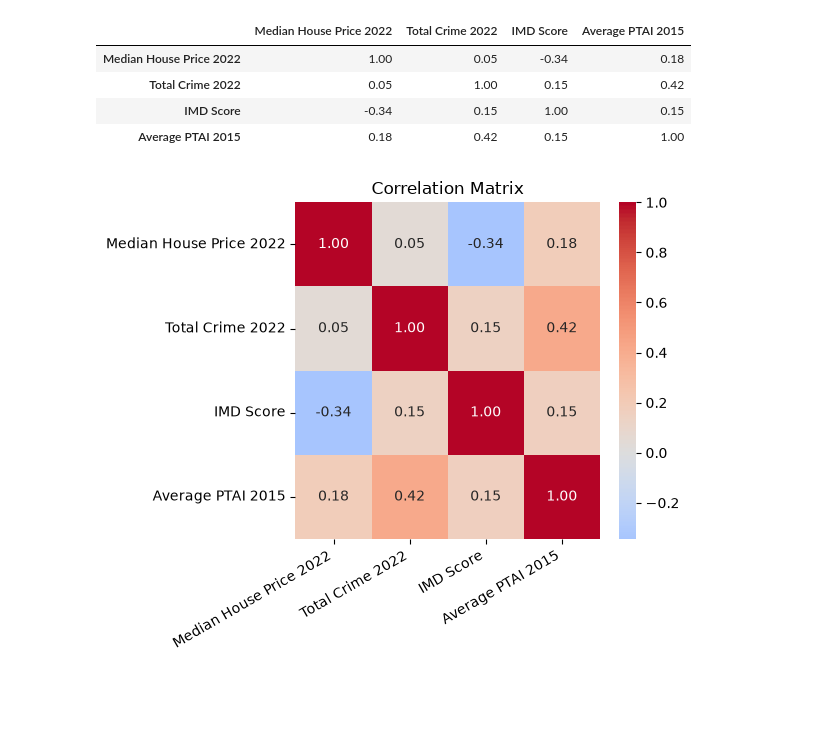
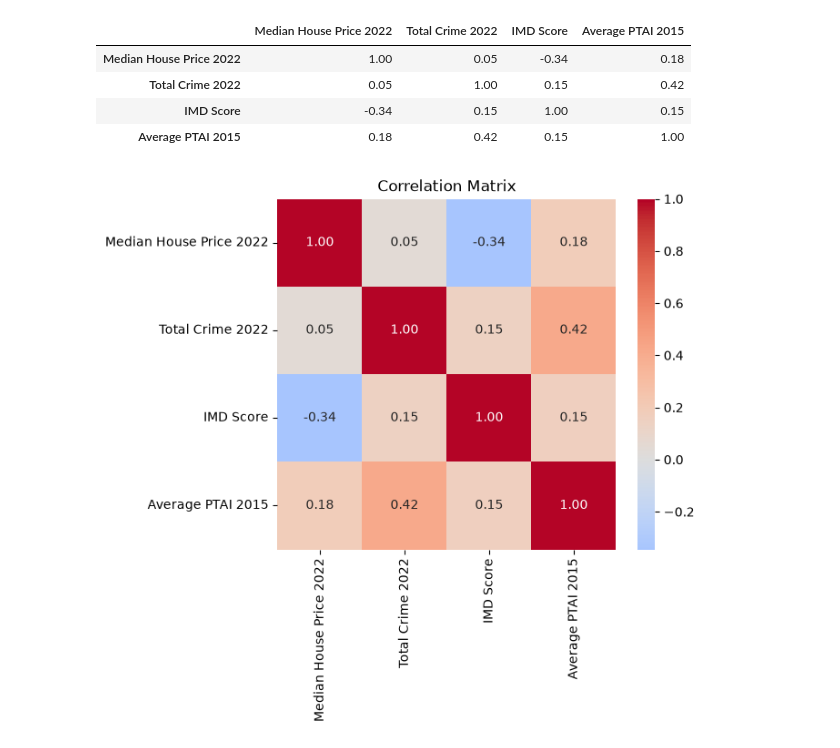
Before and after one commit to RaquelCG1/London-House-Prices-Crime-IMD-transport, a Jupyter notebook: main.ipynb, the cells around one changed output. Drawn from its saved outputs; the diff is of its cells as text; code cells hidden in the pictures; blank space fills up the shorter version.

```diff
--- a/main.ipynb
+++ b/main.ipynb
@@ -275,0 +1093,6 @@ dtype: object
+# %%
+# Drop LSOAs with no historical house price information
+merged_df = merged_df.loc[~missing_history].copy()
+
+print("Dataset shape after removing LSOAs without historical prices:", merged_df.shape)
+print("Remaining unique LSOAs:", merged_df["LSOA code"].nunique())
@@ -275,0 +1345,5 @@ dtype: object
+# %%
+# Remove these LSOAs
+merged_df = merged_df.loc[~no_recent_data].copy()
+
+print("New dataset shape:", merged_df.shape)
@@ -275,0 +1462,31 @@ dtype: object
+# %%
+final_df = final_df.rename(columns={
+    "Year ending Dec 2022": "Median House Price 2022",
+    "total_crime_2022": "Total Crime 2022",
+
+    # Crime columns
+    "ARSON AND CRIMINAL DAMAGE": "Arson and Criminal Damage",
+    "BURGLARY": "Burglary",
+    "DRUG OFFENCES": "Drug Offences",
+    "MISCELLANEOUS CRIMES AGAINST SOCIETY": "Miscellaneous Crimes Against Society",
+    "POSSESSION OF WEAPONS": "Possession of Weapons",
+    "PUBLIC ORDER OFFENCES": "Public Order Offences",
+    "ROBBERY": "Robbery",
+    "THEFT": "Theft",
+    "VEHICLE OFFENCES": "Vehicle Offences",
+    "VIOLENCE AGAINST THE PERSON": "Violence Against The Person",
+
+    # IMD columns
+    "Index of Multiple Deprivation (IMD) Score": "IMD Score",
+    "Income Score (rate)": "Income Deprivation Score",
+    "Employment Score (rate)": "Employment Deprivation Score",
+    "Education, Skills and Training Score": "Education Deprivation Score",
+    "Health Deprivation and Disability Score": "Health Deprivation Score",
+    "Barriers to Housing and Services Score": "Housing and Services Deprivation Score",
+    "Living Environment Score": "Living Environment Deprivation Score",
+    "Total population: mid 2015 (excluding prisoners)": "Total Population 2015",
+
+    # Transport
+    "AvPTAI2015": "Average PTAI 2015"
+})
+final_df.columns.tolist()
@@ -388,12 +1624,9 @@ corr.round(2)
 # %%
 plt.figure(figsize=(6,5))
 
 sns.heatmap(corr,annot=True,cmap="coolwarm",center=0,fmt=".2f")
 
 plt.title("Correlation Matrix")
-plt.xticks(rotation=30, ha="right")
-plt.yticks(rotation=0)
-plt.tight_layout()
 plt.show()
 # %% [output]
-[figure, old version]
+[figure, new version]
```
Also changed, not shown: parts of 94 cells of this notebook, 5 other files.
